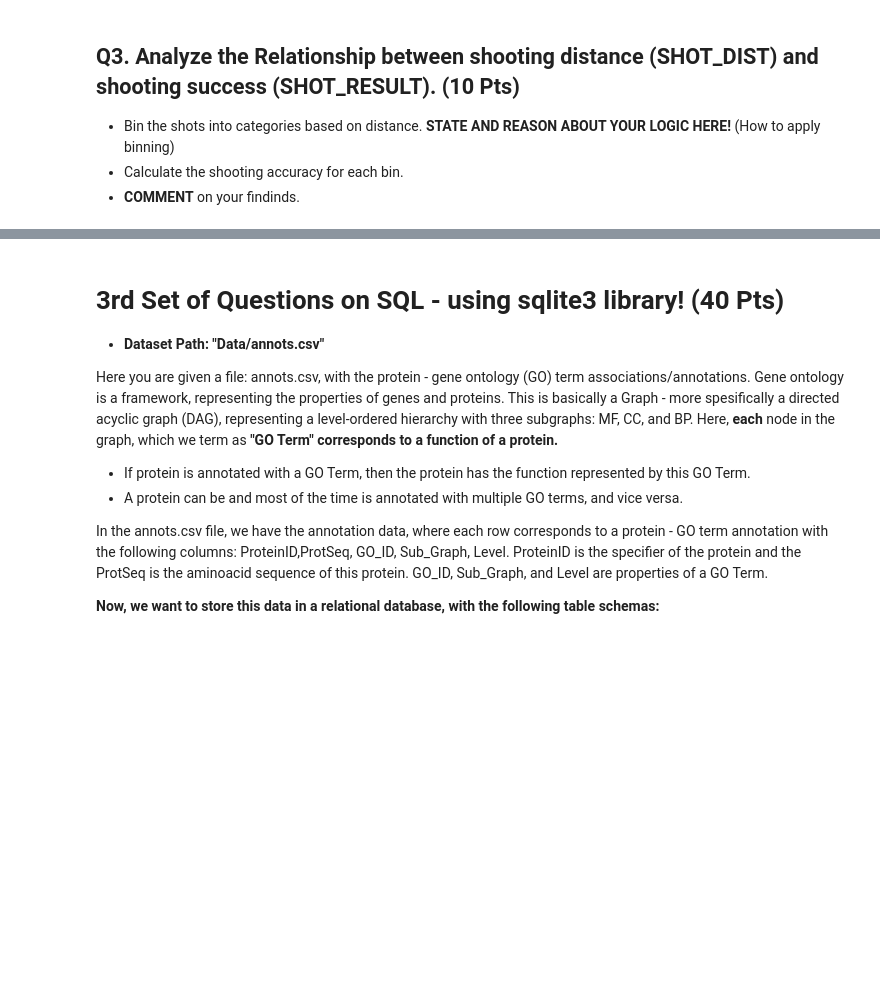
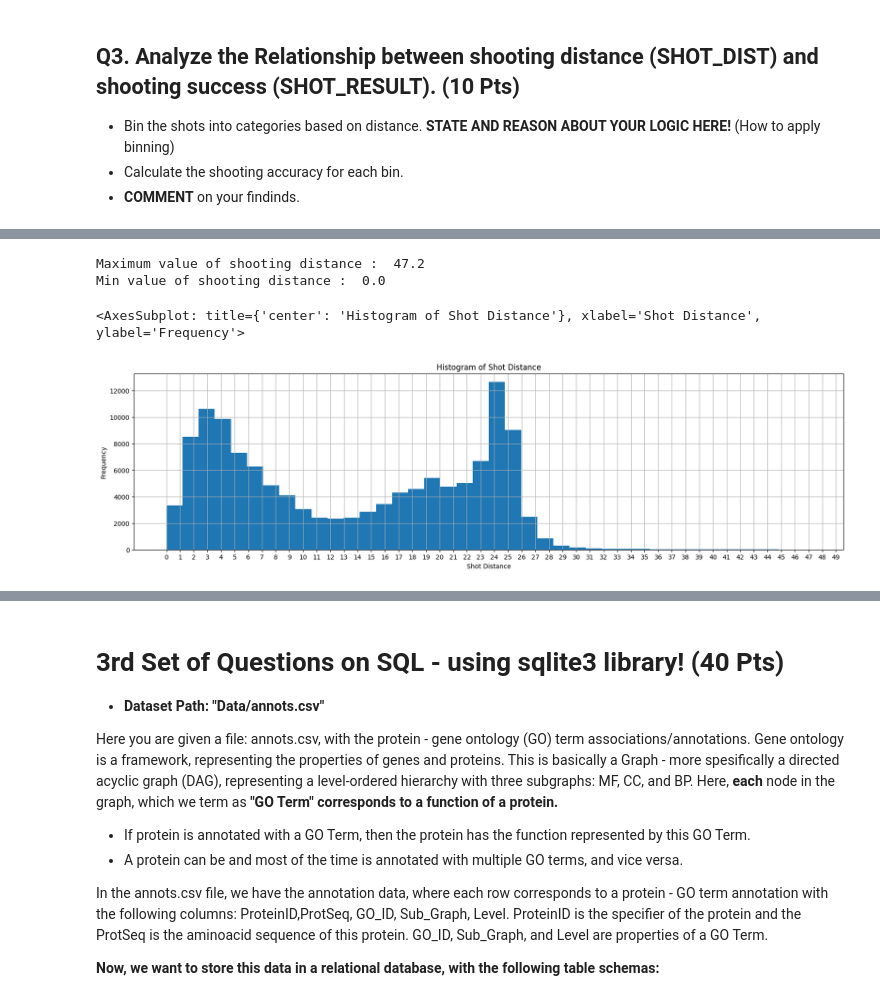
Before and after one commit to alperendemirciai/AIN214, a Jupyter notebook: Assignment1/Assignment1_2023.ipynb, the cells around one changed output, grey strips where cells are left out. Saved outputs shown, nothing was run; the diff lists cells and outputs as text; code cells hidden in the pictures; blank space fills up the shorter version.

```diff
--- a/Assignment1/Assignment1_2023.ipynb
+++ b/Assignment1/Assignment1_2023.ipynb
@@ -297,2 +299,4 @@ Name: ptratio, dtype: float64
 # %%
 # merge dfs, removing redundant columns
+df2['GAME_ID']=df2['GAME_IDENTIFICATION']
+df2.drop(columns=['GAME_IDENTIFICATION'], inplace=True)
@@ -300,0 +323,4 @@ Name: ptratio, dtype: float64
+# %%
+#i've added an id column to each df to make it easier to merge them
+df2['id']=df2.index
+df1['id']=df1.index
@@ -300,0 +333,4 @@ Name: ptratio, dtype: float64
+# %%
+# merge dfs
+df_merged = pd.merge(df1, df2, how='outer', on=['GAME_ID', 'SHOT_RESULT','SHOT_DIST','id'])
+df_merged.info()
@@ -300,0 +377,13 @@ Name: ptratio, dtype: float64
+# %%
+# check for duplicate rows and provide a summary of the findings for each feature
+
+# aligned 'id' column as first column
+cols = df_merged.columns.tolist()
+cols.insert(0, cols.pop(cols.index('id')))
+df_merged = df_merged[cols]
+
+# check for duplicate rows
+print("Number of duplicate rows : ",df_merged.duplicated().sum())
+
+print("General information about the dataset:")
+df_merged.info()
@@ -310,0 +508,22 @@ Name: ptratio, dtype: float64
+# %%
+#Choosing the bin size for distances by Sturges' Rule.
+N=df_merged['SHOT_DIST'].count() # 128069
+k = int(1 + 3.322 * np.log(N)) # 40.06
+print("Maximum value of shooting distance : ",df_merged['SHOT_DIST'].max()) # 47.2
+print("Min value of shooting distance : ",df_merged['SHOT_DIST'].min()) # 0.0
+
+#Creating a new column with binned shot distances.
+df_merged['SHOT_DIST_BINNED'] = pd.cut(df_merged['SHOT_DIST'], bins=k,include_lowest=True)
+
+#Creating a histogram of shot distances.
+import matplotlib.pyplot as plt
+plt.xticks(np.arange(0, 50, 1))
+plt.xlabel('Shot Distance')
+plt.ylabel('Frequency')
+plt.title('Histogram of Shot Distance')
+df_merged['SHOT_DIST'].hist(bins=k, figsize=(20,5))
+# %% [output]
+Maximum value of shooting distance :  47.2
+Min value of shooting distance :  0.0
+<AxesSubplot: title={'center': 'Histogram of Shot Distance'}, xlabel='Shot Distance', ylabel='Frequency'>
+[figure, added]
```
Also changed, not shown: parts of 49 cells of this notebook.
